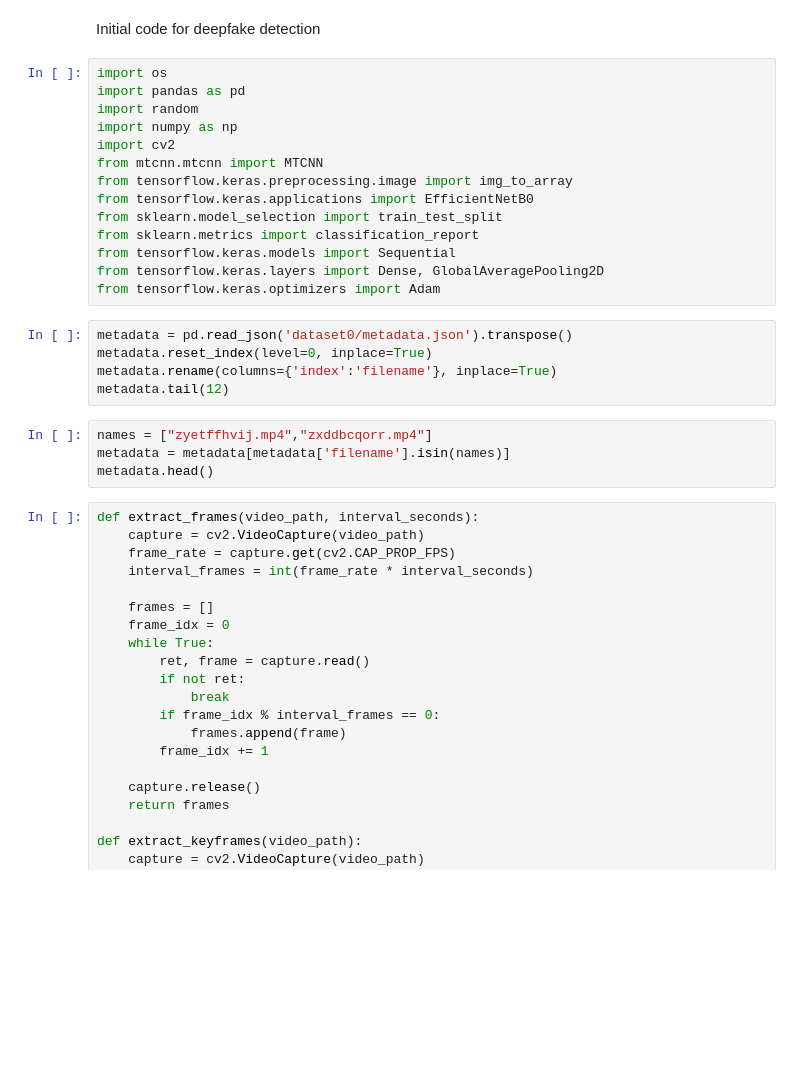
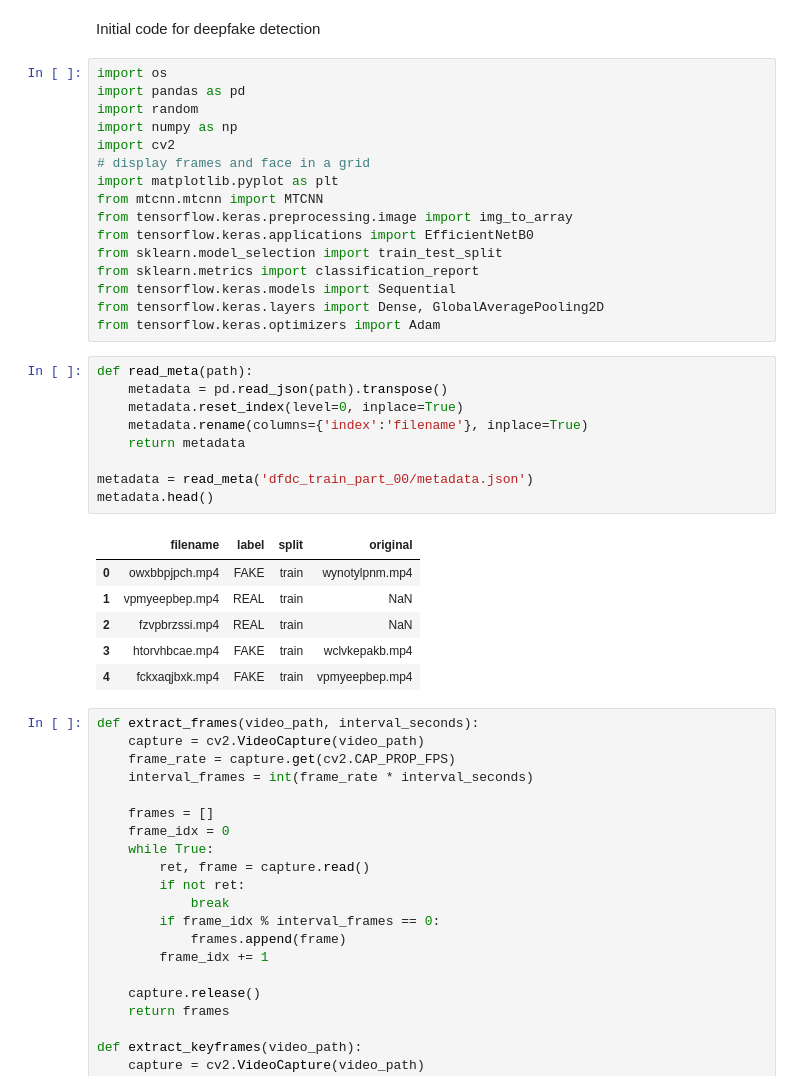
Before and after one commit to suvanbalu/Deepfake-Detection-Microservice, a Jupyter notebook: notebooks/deepfake_detection1.ipynb, the cells around one changed output. Drawn from its saved outputs; the diff is of its cells as text; blank space fills up the shorter version.

```diff
--- a/notebooks/deepfake_detection1.ipynb
+++ b/notebooks/deepfake_detection1.ipynb
@@ -6,6 +6,8 @@ import pandas as pd
 import random
 import numpy as np
 import cv2
+# display frames and face in a grid
+import matplotlib.pyplot as plt
 from mtcnn.mtcnn import MTCNN
 from tensorflow.keras.preprocessing.image import img_to_array
 from tensorflow.keras.applications import EfficientNetB0
@@ -15,14 +17,21 @@ from tensorflow.keras.models import Sequential
 from tensorflow.keras.layers import Dense, GlobalAveragePooling2D
 from tensorflow.keras.optimizers import Adam
 # %%
-metadata = pd.read_json('dataset0/metadata.json').transpose()
-metadata.reset_index(level=0, inplace=True)
-metadata.rename(columns={'index':'filename'}, inplace=True)
-metadata.tail(12)
+def read_meta(path):
+    metadata = pd.read_json(path).transpose()
+    metadata.reset_index(level=0, inplace=True)
+    metadata.rename(columns={'index':'filename'}, inplace=True)
+    return metadata
+
+metadata = read_meta('dfdc_train_part_00/metadata.json')
+metadata.head()
+# %% [output]
+|  | filename | label | split | original |
+| 0 | owxbbpjpch.mp4 | FAKE | train | wynotylpnm.mp4 |
+| 1 | vpmyeepbep.mp4 | REAL | train | NaN |
+| 2 | fzvpbrzssi.mp4 | REAL | train | NaN |
+| 3 | htorvhbcae.mp4 | FAKE | train | wclvkepakb.mp4 |
+| 4 | fckxaqjbxk.mp4 | FAKE | train | vpmyeepbep.mp4 |
-# %%
-names = ["zyetffhvij.mp4","zxddbcqorr.mp4"]
-metadata = metadata[metadata['filename'].isin(names)]
-metadata.head()
 # %%
 def extract_frames(video_path, interval_seconds):
     capture = cv2.VideoCapture(video_path)
```
Also changed, not shown: parts of 4 cells of this notebook.
